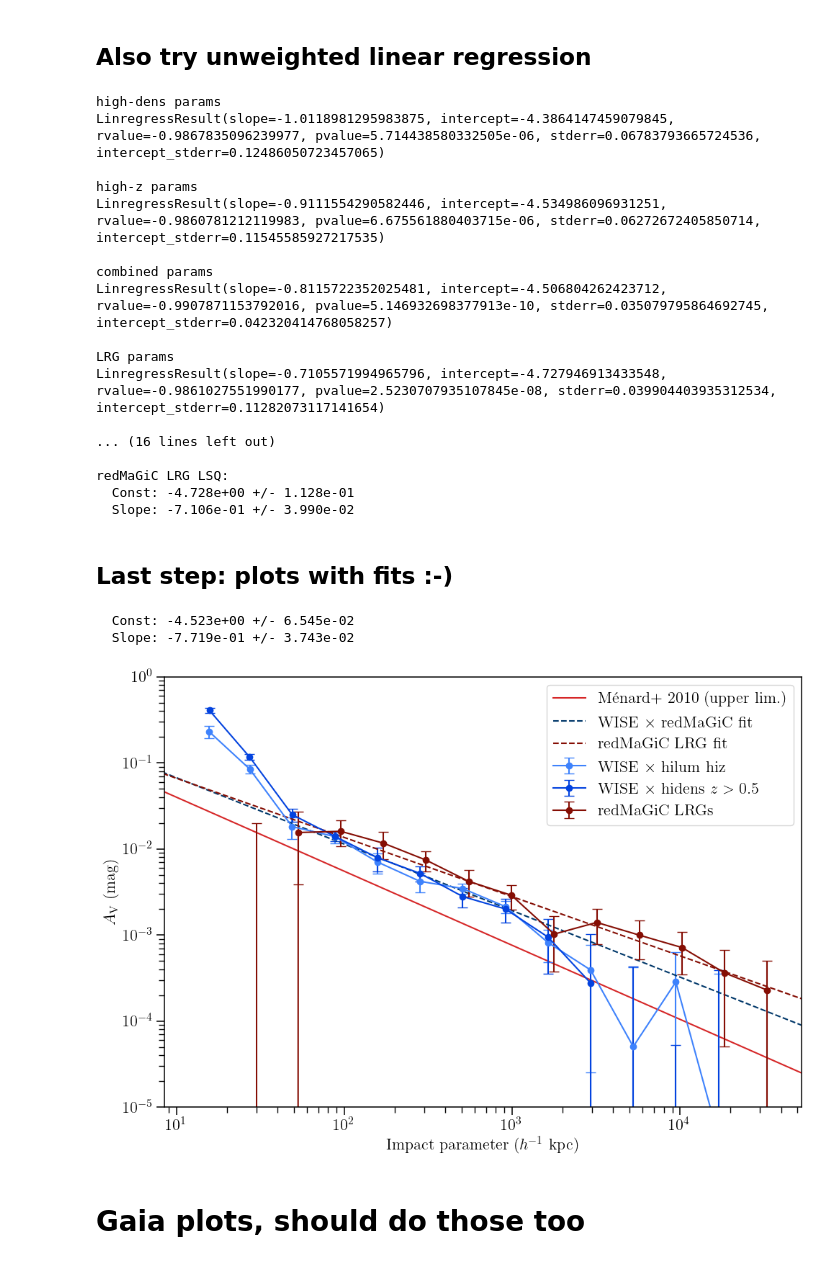
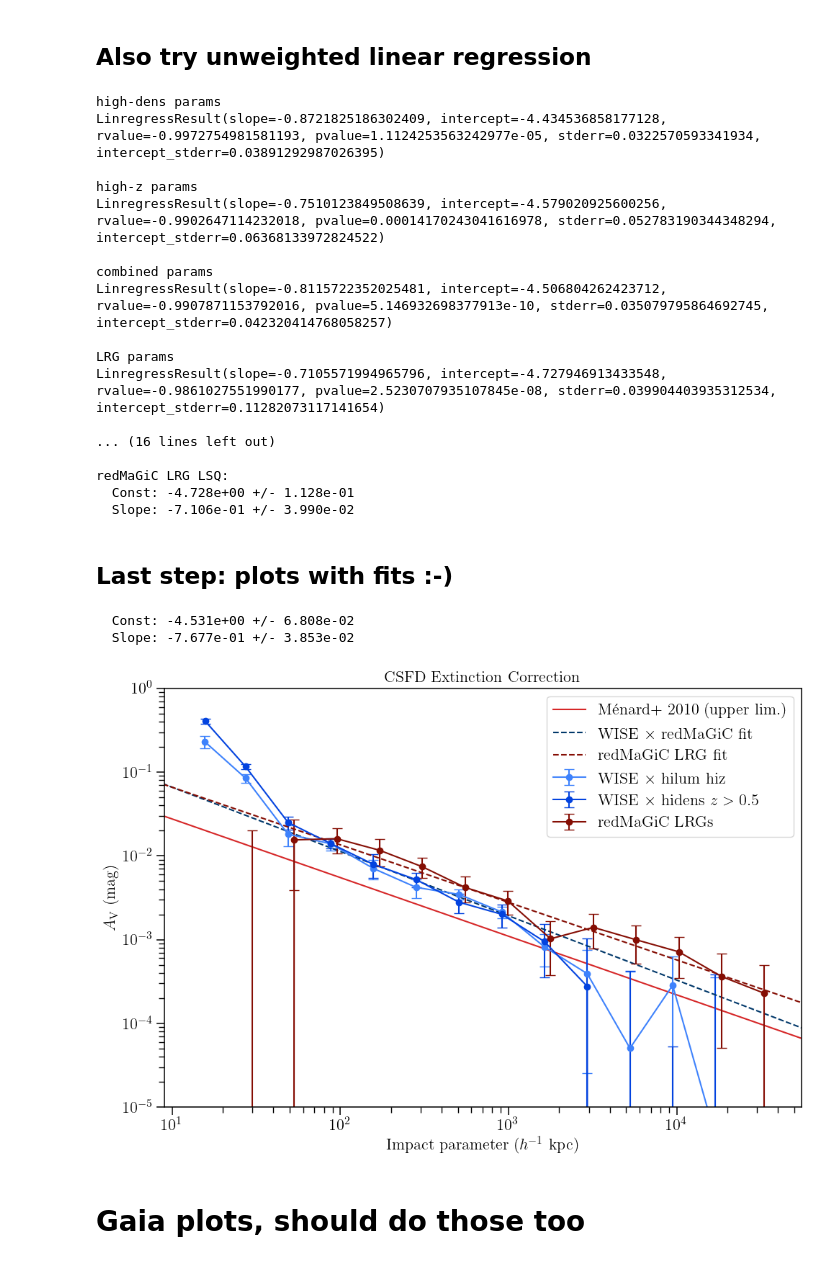
Before and after one commit to mcclearyj/dusthalos, a Jupyter notebook: writeup/csfd_dust_plots.ipynb, the cells around one changed output. Saved outputs shown, nothing was run; the diff lists cells and outputs as text; code cells hidden in the pictures.

```diff
--- a/writeup/csfd_dust_plots.ipynb
+++ b/writeup/csfd_dust_plots.ipynb
@@ -180,4 +206,5 @@ theory_r_arcmin = np.logspace(-5,5,20)
 theory_r = theory_r_arcmin * theory_kpc.value * cosmo.h
 coeff = 5.5e-3
 av_scale = 100
-av = coeff * (theory_r/av_scale)**(-0.86)
+# range is -0.86 +/- 0.19
+av = coeff * (theory_r/av_scale)**(-0.7)
@@ -622,16 +459,16 @@ linregress_lrg = stats.linregress(
     np.log(dust_lrg_usebins_csfd[2:])
 )
 linregress_hiz = stats.linregress(
-    dk_hiz_newrand_csfd['meanlogr'][2:10],
-    np.log(dust_hiz_newrand_csfd[2:10])
+    dk_hiz_newrand_csfd['meanlogr'][2:8],
+    np.log(dust_hiz_newrand_csfd[2:8])
 )
 linregress_stacked = stats.linregress(
     stacked_dk['meanlogr'][4:16],
     np.log(stacked_dust_col[4:16])
 )
 linregress_hidens = stats.linregress(
-    dk_hidens_newrand_csfd['meanlogr'][2:10],
-    np.log(dust_hidens_newrand_csfd[2:10])
+    dk_hidens_newrand_csfd['meanlogr'][2:8],
+    np.log(dust_hidens_newrand_csfd[2:8])
 )
 
 print("high-dens params")
@@ -674,10 +511,10 @@ print(f"  Const: {linregress_lrg.intercept:.3e} +/- {linregress_lrg.intercept_st
 print(f"  Slope: {linregress_lrg.slope:.3e} +/- {linregress_lrg.stderr:.3e}")
 # %% [output]
 high-dens params
-LinregressResult(slope=-1.0118981295983875, intercept=-4.3864147459079845, rvalue=-0.9867835096239977, pvalue=5.714438580332505e-06, stderr=0.06783793665724536, intercept_stderr=0.12486050723457065)
+LinregressResult(slope=-0.8721825186302409, intercept=-4.434536858177128, rvalue=-0.9972754981581193, pvalue=1.1124253563242977e-05, stderr=0.0322570593341934, intercept_stderr=0.03891292987026395)
 
 high-z params
-LinregressResult(slope=-0.9111554290582446, intercept=-4.534986096931251, rvalue=-0.9860781212119983, pvalue=6.675561880403715e-06, stderr=0.06272672405850714, intercept_stderr=0.11545585927217535)
+LinregressResult(slope=-0.7510123849508639, intercept=-4.579020925600256, rvalue=-0.9902647114232018, pvalue=0.00014170243041616978, stderr=0.052783190344348294, intercept_stderr=0.06368133972824522)
 
 combined params
 LinregressResult(slope=-0.8115722352025481, intercept=-4.506804262423712, rvalue=-0.9907871153792016, pvalue=5.146932698377913e-10, stderr=0.035079795864692745, intercept_stderr=0.042320414768058257)
@@ -740,38 +577,38 @@ ax.errorbar(
 ax.plot(
     theory_r_arcmin*scl, fit_redmagic,
     linestyle='--', color='xkcd:marine blue',
     label=r'WISE $\times$ redMaGiC fit'
 )
 
 ax.errorbar(
     dk_lrg_usebins_csfd['meanr']*scl2, dust_lrg_usebins_csfd,
     yerr=dk_lrg_usebins_csfd['sigma'], fmt='-o', capsize=5,
     color='xkcd:indian red', label=r'redMaGiC LRGs'
 )
 
 ax.plot(
     theory_r_arcmin*scl2, fit_lrg,
     linestyle='--', color='xkcd:indian red',
     label=r'redMaGiC LRG fit'
 )
 
 
 ax.set_xscale('log')
 ax.set_yscale('log')
-ax.set_xlim(0.08*scl, 500*scl)
+ax.set_xlim(0.085*scl, 520*scl)
 ax.set_ylim(1E-5, 1)
 ax.set_xlabel(r'Impact parameter ($h^{-1}$ kpc)', fontsize=16)
 ax.set_ylabel(r'$A_{\rm V}$ (mag)', fontsize=16)
-#ax.set_title(r'', fontsize=16)
+ax.set_title(r'CSFD Extinction Correction', fontsize=16)
 ax.legend(fontsize=16)
 
 figname = 'dustcorrel_redmagic_csfd_newrand_withfits.png'
 fig.savefig(f"/Users/j.mccleary/Research/dusty_halos/dusthalos_emh/output/{figname}" )
 fig.savefig(f"/Users/j.mccleary/Research/dusty_halos/dusthalos_emh/writeup/figures_update2/{figname}" )
 # %% [output]
-  Const: -4.523e+00 +/- 6.545e-02
-  Slope: -7.719e-01 +/- 3.743e-02
+  Const: -4.531e+00 +/- 6.808e-02
+  Slope: -7.677e-01 +/- 3.853e-02
-[figure, old version]
+[figure, new version]
 # %% [markdown]
 # Gaia plots, should do those too
 # %%
```
Also changed, not shown: parts of 36 cells of this notebook, 34 other files.
